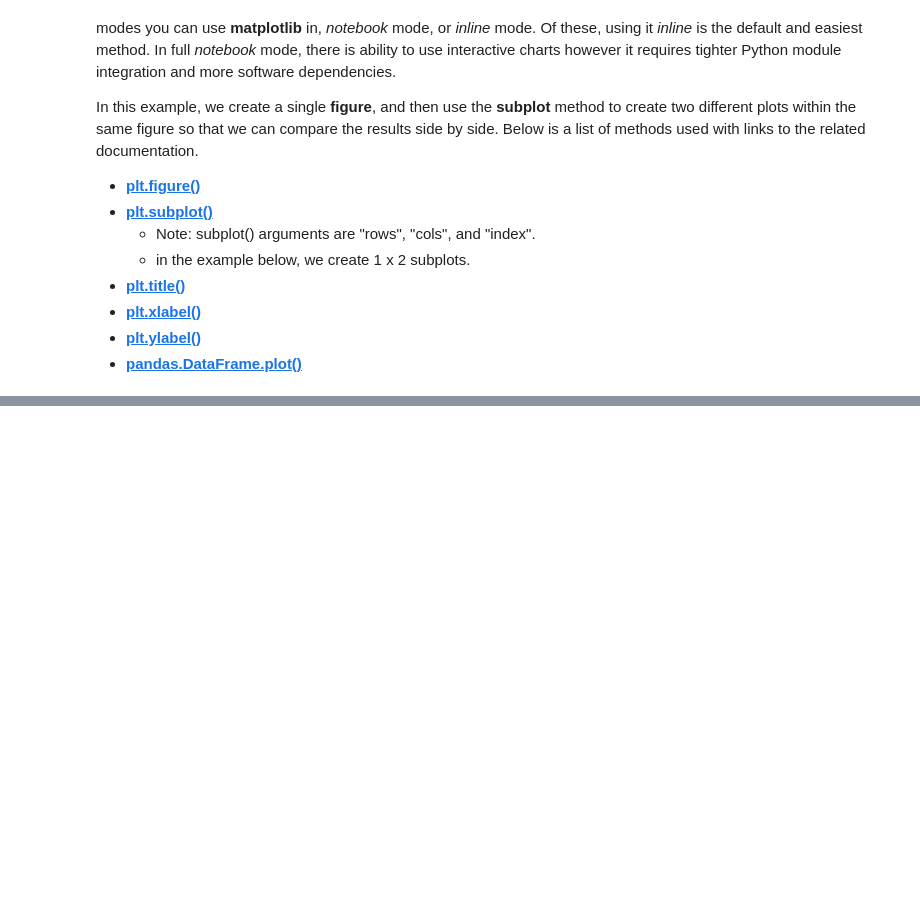
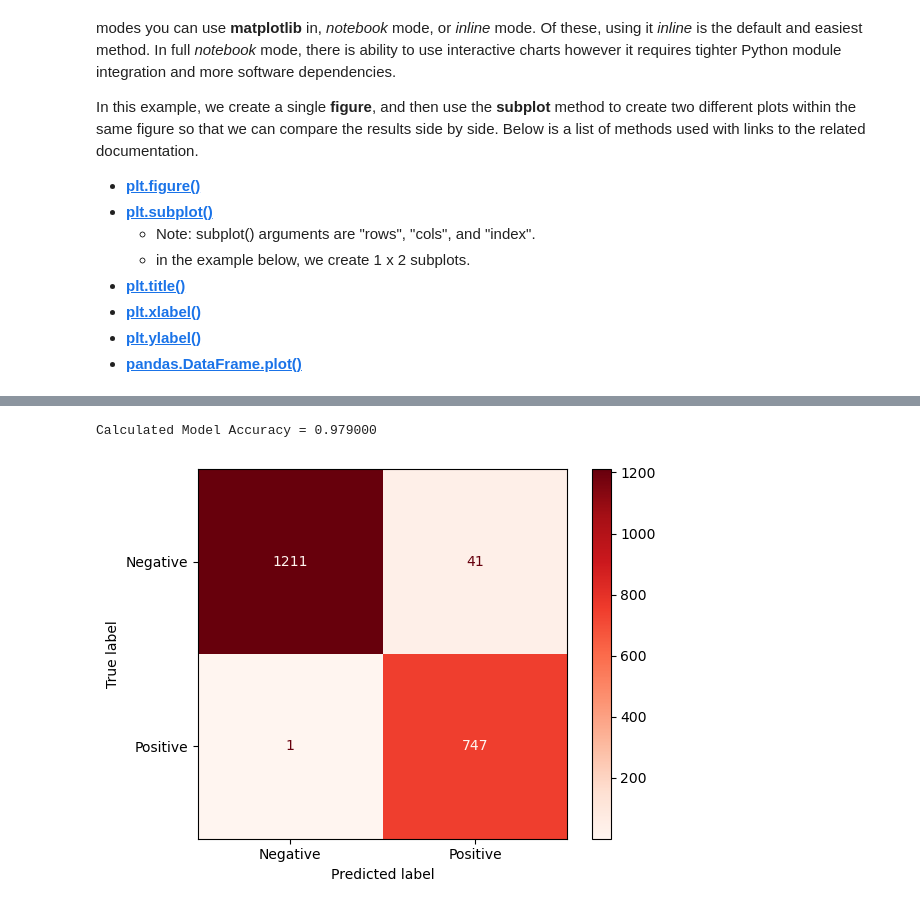
Before and after one commit to RiverGumSecurity/IntroAILabs, a Jupyter notebook: notebooks/PhishingModel.ipynb, the cells around one changed output, grey strips where cells are left out. Cells and saved outputs as stored; diff of their text form; code cells hidden in the pictures; blank space fills up the shorter version.

```diff
--- a/notebooks/PhishingModel.ipynb
+++ b/notebooks/PhishingModel.ipynb
@@ -208,0 +246,14 @@ _ = df2.plot(ax=ax2, kind='bar', label='Prediction', color=['g', 'r', 'b'], grid
+# %%
+# confusion matrix example using sampled data.
+y_test = [t == 'phishing' for t in df['Prediction']]
+y_pred = [t == 'phishing' for t in df['Email Type']]
+cm = confusion_matrix(y_test, y_pred)
+
+accuracy = (cm[0][0] + cm[1][1]) / len(y_test)
+print(f'Calculated Model Accuracy = {accuracy:02f}')
+
+disp = ConfusionMatrixDisplay(confusion_matrix=cm, display_labels=['Negative', 'Positive'])
+_ = disp.plot(cmap=plt.cm.Reds)
+# %% [output]
+Calculated Model Accuracy = 0.979000
+[figure, added]
```
Also changed, not shown: parts of 7 cells of this notebook.
